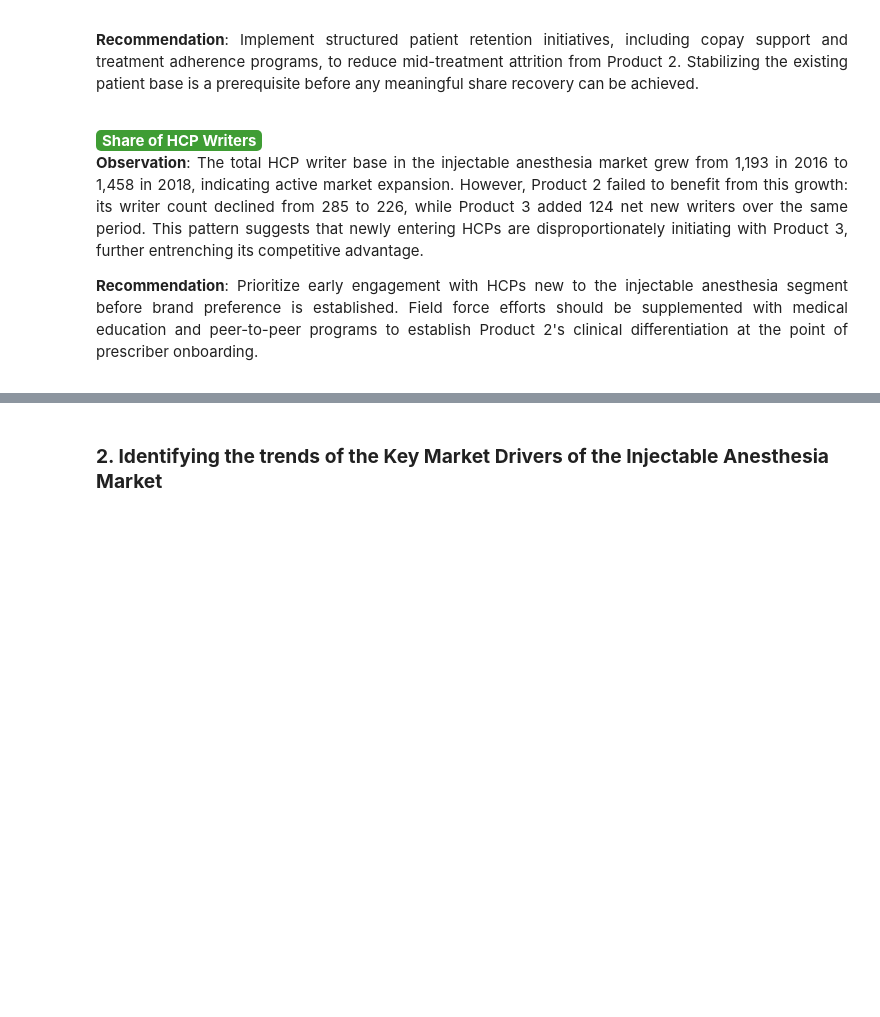
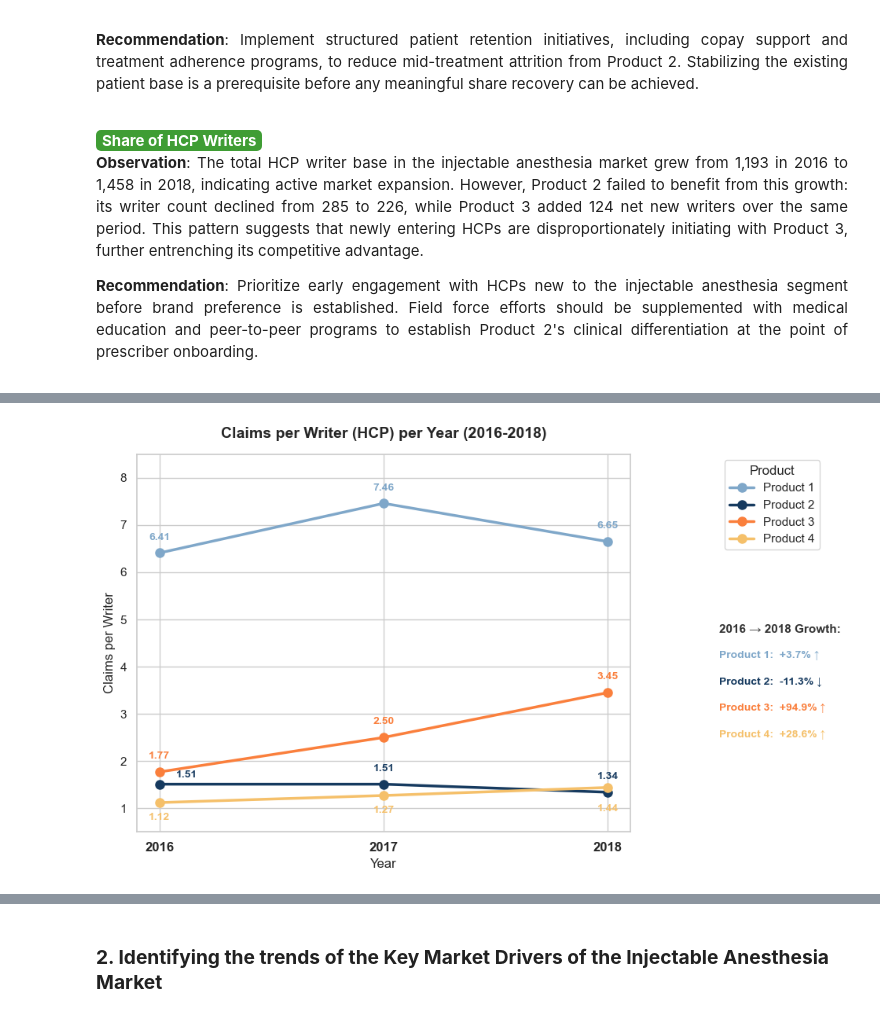
Before and after one commit to aakarsh31/BIA810-Healthcare_Anesthesia-Market-Analysis, a Jupyter notebook: BIA810_final.ipynb, the cells around one changed output, grey strips where cells are left out. Cells and saved outputs as stored; diff of their text form; code cells hidden in the pictures; blank space fills up the shorter version.

```diff
--- a/BIA810_final.ipynb
+++ b/BIA810_final.ipynb
@@ -933,0 +939,7 @@ plt.show()
+# %%
+# 1.b.1.
+# A line graph showing the number of claims per writer per year
+# Calculate claims per writer = total claims / unique HCPs per product per year
+claims_per_writer = round(claims_pivot[product_order] / hcp_pivot[product_order], 2)
+
+claims_per_writer
@@ -933,0 +952,75 @@ plt.show()
+# %%
+# data visualization  for 1.b.1.
+sns.set_theme(style='whitegrid')
+fig, ax = plt.subplots(figsize=(10, 6))
+
+offset_map = {
+    'Product 1': (0, 12),
+    'Product 2': (0, 12),
+    'Product 3': (0, 12),
+    'Product 4': (0, -16),
+}
+
+ha_map = {
+    'Product 1': 'center',
+    'Product 2': 'center',
+    'Product 3': 'center',
+    'Product 4': 'center',
+}
+
+for i, product in enumerate(product_order):
+    ax.plot(claims_per_writer.index, claims_per_writer[product],
+            marker='o', linewidth=2.5, markersize=8,
+            label=product, color=colors[i])
+    x_off, y_off = offset_map[product]
+    for x, y in zip(claims_per_writer.index, claims_per_writer[product]):
+        # Special case: nudge Product 2's 2016 label to the right
+        if product == 'Product 2' and x == 2016:
+            ax.annotate(f'{y:.2f}', xy=(x, y), xytext=(15, 6),
+                        textcoords='offset points', ha='left',
+                        fontsize=10, fontweight='bold', color=colors[i])
+        # Special case: push Product 4's 2018 label further BELOW the line
+        elif product == 'Product 4' and x == 2018:
+            ax.annotate(f'{y:.2f}', xy=(x, y), xytext=(0, -22),
+                        textcoords='offset points', ha='center',
+                        fontsize=10, fontweight='bold', color=colors[i])
+        else:
+            ax.annotate(f'{y:.2f}', xy=(x, y), xytext=(x_off, y_off),
+                        textcoords='offset points', ha=ha_map[product],
+                        fontsize=10, fontweight='bold', color=colors[i])
+
+# Calculate growth % from 2016 to 2018
+growth_text = []
+for i, product in enumerate(product_order):
+    start = claims_per_writer.loc[2016, product]
+    end = claims_per_writer.loc[2018, product]
+    pct = round(((end - start) / start) * 100, 1)
+    arrow = '↑' if pct > 0 else '↓'
+    sign = '+' if pct > 0 else ''
+    growth_text.append((product, f'{sign}{pct}% {arrow}', colors[i]))
+
+# Growth summary panel on the right
+ax.text(1.18, 0.55, '2016 → 2018 Growth:',
+        transform=ax.transAxes, fontsize=11, fontweight='bold',
+        ha='left', va='top', color='#333')
+
+y_pos = 0.48
+for product, text, color in growth_text:
+    ax.text(1.18, y_pos, f'{product}:  {text}',
+            transform=ax.transAxes, fontsize=10, fontweight='bold',
+            ha='left', va='top', color=color)
+    y_pos -= 0.07
+
+ax.set_title('Claims per Writer (HCP) per Year (2016-2018)',
+             fontsize=14, fontweight='bold', pad=15)
+ax.set_xlabel('Year')
+ax.set_ylabel('Claims per Writer')
+ax.set_xticks(claims_per_writer.index)
+ax.set_ylim(0.5, 8.5)
+ax.legend(title='Product', bbox_to_anchor=(1.18, 1), loc='upper left')
+plt.xticks(rotation=0, fontsize=12, fontweight='bold')
+
+plt.tight_layout()
+plt.show()
+# %% [output]
+[figure, added]
```
Also changed, not shown: parts of 28 cells of this notebook, 1 other file.
